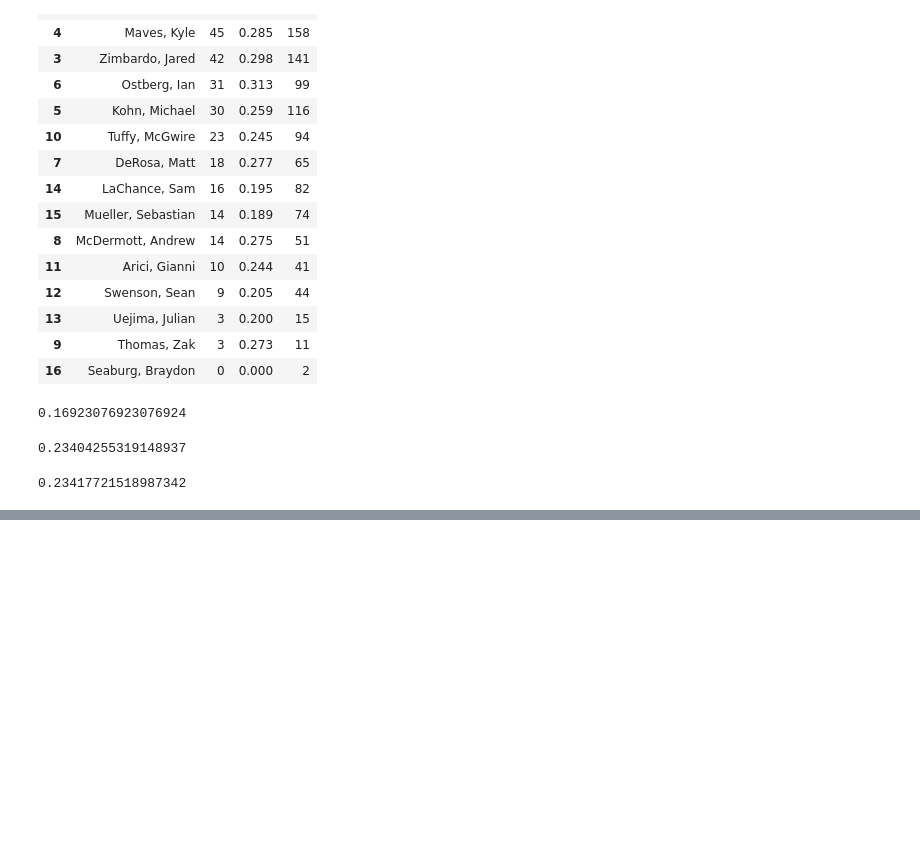
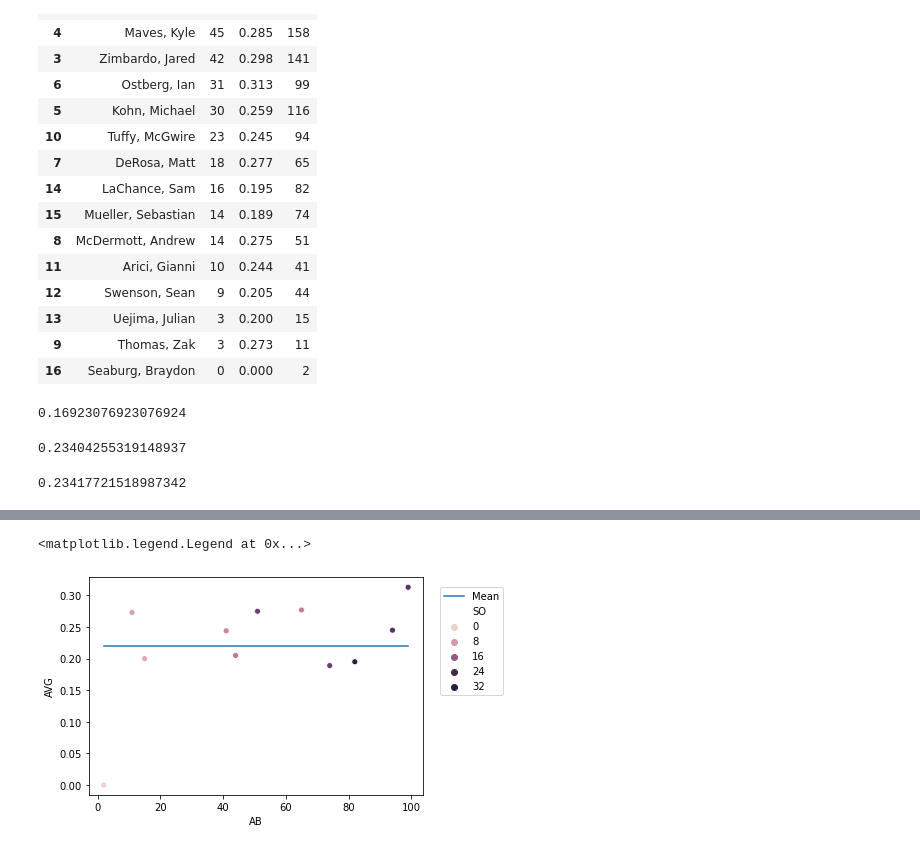
Before and after one commit to MicahlDeRosa/Baseball_stats, a Jupyter notebook: updated_data.ipynb, the cells around one changed output, grey strips where cells are left out. Drawn from its saved outputs; the diff is of its cells as text; code cells hidden in the pictures; blank space fills up the shorter version.

```diff
--- a/updated_data.ipynb
+++ b/updated_data.ipynb
@@ -99,0 +187,11 @@ y_mean
+# %%
+#Making a scatter plot to show H(Hits)
+model_4 = sb.scatterplot(data=under100, x = "AB", y ='AVG', hue='SO')
+
+#ploting mean a line
+mean_line2 = sb.lineplot(x='AB', y=mean_avg, data=under100, label='Mean', linestyle='--')
+plt.legend(bbox_to_anchor=(1.02, 1), loc='upper left', borderaxespad=1)
+#model_4.set_xticklabels(under100['Player'], rotation=90 )
+# %% [output]
+<matplotlib.legend.Legend at 0x...>
+[figure, added]
```
Also changed, not shown: parts of 7 cells of this notebook.
